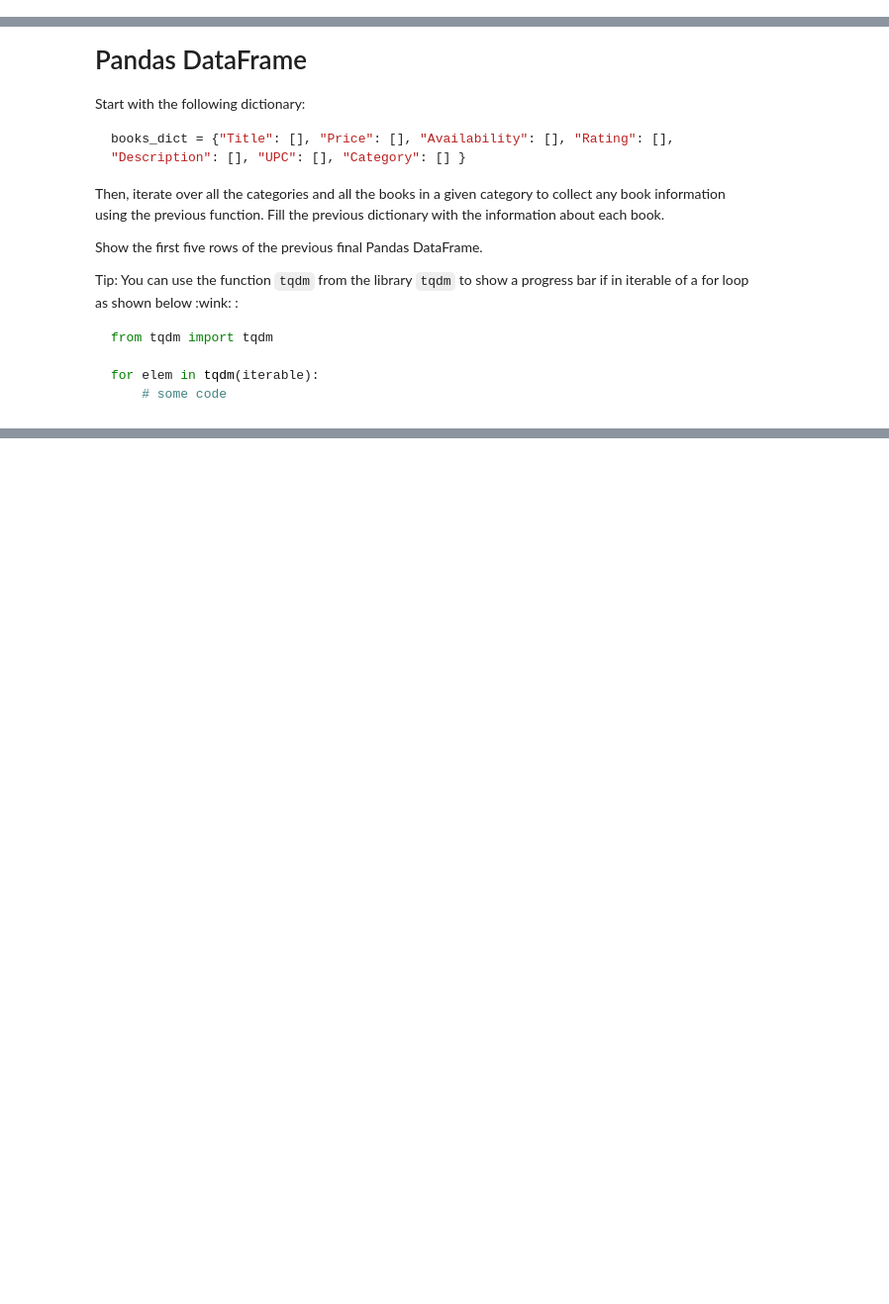
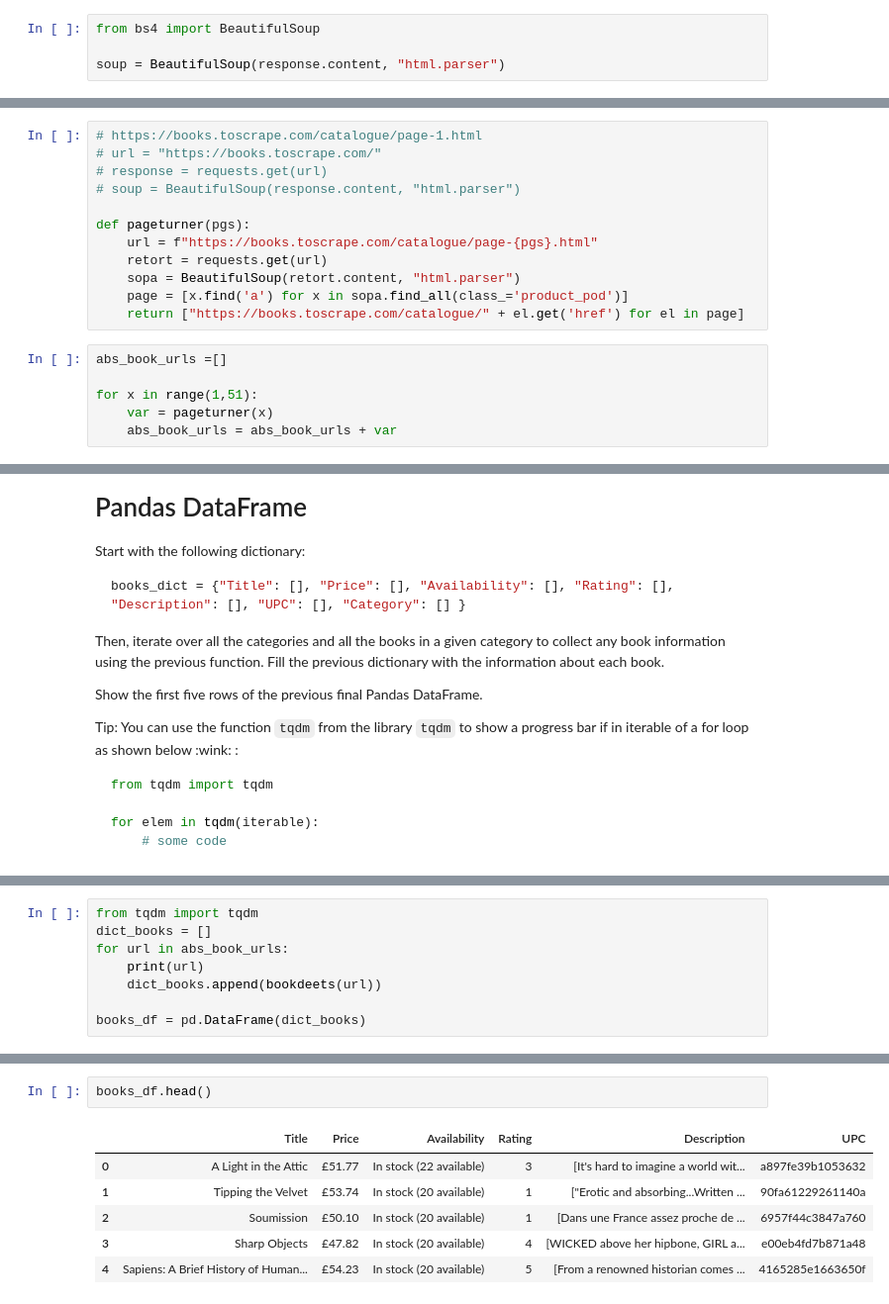
Before and after one commit to isg75/lab-web-scrapping, a Jupyter notebook: lab_web_scrapping.ipynb, the cells around one changed output, grey strips where cells are left out. Shown at 99% size. Drawn from its saved outputs; the diff is of its cells as text; blank space fills up the shorter version.

```diff
--- a/lab_web_scrapping.ipynb
+++ b/lab_web_scrapping.ipynb
@@ -25,3 +31,7 @@ All good!
+# %%
+from bs4 import BeautifulSoup
+
+soup = BeautifulSoup(response.content, "html.parser")
 # %% [markdown]
 # Book categories
 # %% [markdown]
@@ -38,0 +77,18 @@ Use. web scrapping and list comprehension to obtain the **absolute** url of each
+# %%
+# https://books.toscrape.com/catalogue/page-1.html
+# url = "https://books.toscrape.com/"
+# response = requests.get(url)
+# soup = BeautifulSoup(response.content, "html.parser")
+
+def pageturner(pgs):
+    url = f"https://books.toscrape.com/catalogue/page-{pgs}.html"
+    retort = requests.get(url)
+    sopa = BeautifulSoup(retort.content, "html.parser")
+    page = [x.find('a') for x in sopa.find_all(class_='product_pod')]
+    return ["https://books.toscrape.com/catalogue/" + el.get('href') for el in page]
+# %%
+abs_book_urls =[]
+
+for x in range(1,51):
+    var = pageturner(x)
+    abs_book_urls = abs_book_urls + var
@@ -134,0 +193,8 @@ Exploring category: nonfiction_13
+# %%
+from tqdm import tqdm
+dict_books = []
+for url in abs_book_urls:
+    print(url)
+    dict_books.append(bookdeets(url))
+
+books_df = pd.DataFrame(dict_books)
@@ -134,0 +219,9 @@ Exploring category: nonfiction_13
+# %%
+books_df.head()
+# %% [output]
+|  | Title | Price | Availability | Rating | Description | UPC |
+| 0 | A Light in the Attic | £51.77 | In stock (22 available) | 3 | [It's hard to imagine a world wit... | a897fe39b1053632 |
+| 1 | Tipping the Velvet | £53.74 | In stock (20 available) | 1 | ["Erotic and absorbing...Written ... | 90fa61229261140a |
+| 2 | Soumission | £50.10 | In stock (20 available) | 1 | [Dans une France assez proche de ... | 6957f44c3847a760 |
+| 3 | Sharp Objects | £47.82 | In stock (20 available) | 4 | [WICKED above her hipbone, GIRL a... | e00eb4fd7b871a48 |
+| 4 | Sapiens: A Brief History of Human... | £54.23 | In stock (20 available) | 5 | [From a renowned historian comes ... | 4165285e1663650f |
```
Also changed, not shown: parts of 20 cells of this notebook.
